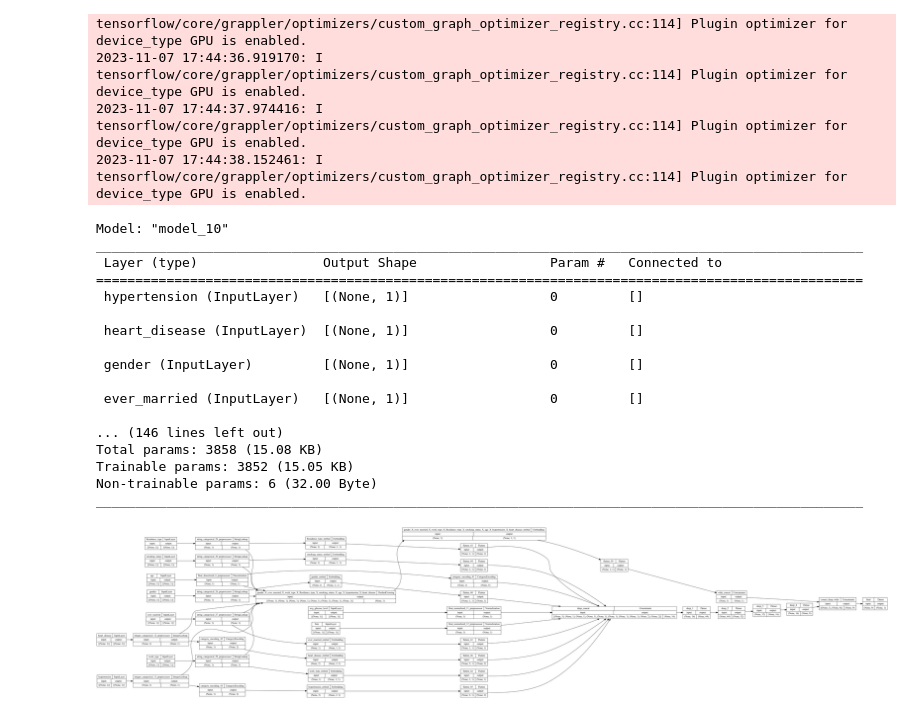
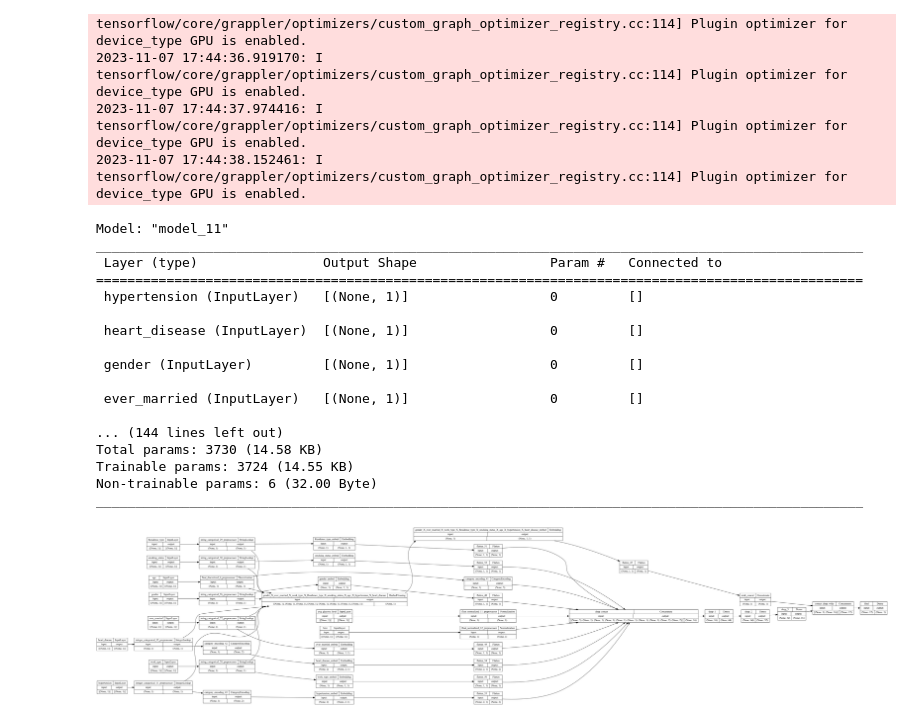
Before and after one commit to wyattsaltzman/ML-F23-Lab5, a Jupyter notebook: lab5.ipynb, the cells around one changed output. Drawn from its saved outputs; the diff is of its cells as text; code cells hidden in the pictures.

Commit message:
removed a deep layer from 3rd network

```diff
--- a/lab5.ipynb
+++ b/lab5.ipynb
@@ -598,36 +595,35 @@ deep_branch = Concatenate(name='deep_concat')(all_deep_branch_outputs)
 deep_branch = Dense(64, activation='relu', name='deep_1')(deep_branch)
 deep_branch = Dense(32, activation='relu', name='deep_2')(deep_branch)
 deep_branch = Dense(16, activation='relu', name='deep_3')(deep_branch)
-deep_branch = Dense(8, activation='relu', name='deep_4')(deep_branch)
 
 final_branch = Concatenate(name='conact_deep_wide')([wide_branch, deep_branch])
 final_branch = Dense(1, activation='sigmoid', name='final')(final_branch)
 
 training_model = Model(inputs=dict_inputs, outputs=final_branch)
 training_model.compile(optimizer='adam', loss='binary_crossentropy', metrics=['fbeta_score'])
 
 training_model.summary()
 
 plot_model(
     training_model, show_shapes=True, show_layer_names=True, to_file='model.png',
     rankdir='LR', expand_nested=False, dpi=96
 )
 # %% [output]
-Model: "model_10"
+Model: "model_11"
 __________________________________________________________________________________________________
  Layer (type)                Output Shape                 Param #   Connected to
 ==================================================================================================
  hypertension (InputLayer)   [(None, 1)]                  0         []
 
  heart_disease (InputLayer)  [(None, 1)]                  0         []
 
  gender (InputLayer)         [(None, 1)]                  0         []
 
  ever_married (InputLayer)   [(None, 1)]                  0         []
 
-... (146 lines left out)
-Total params: 3858 (15.08 KB)
-Trainable params: 3852 (15.05 KB)
+... (144 lines left out)
+Total params: 3730 (14.58 KB)
+Trainable params: 3724 (14.55 KB)
 Non-trainable params: 6 (32.00 Byte)
 __________________________________________________________________________________________________
-[figure, old version]
+[figure, new version]
```
Also changed, not shown: parts of 1 cell of this notebook, 1 other file.
